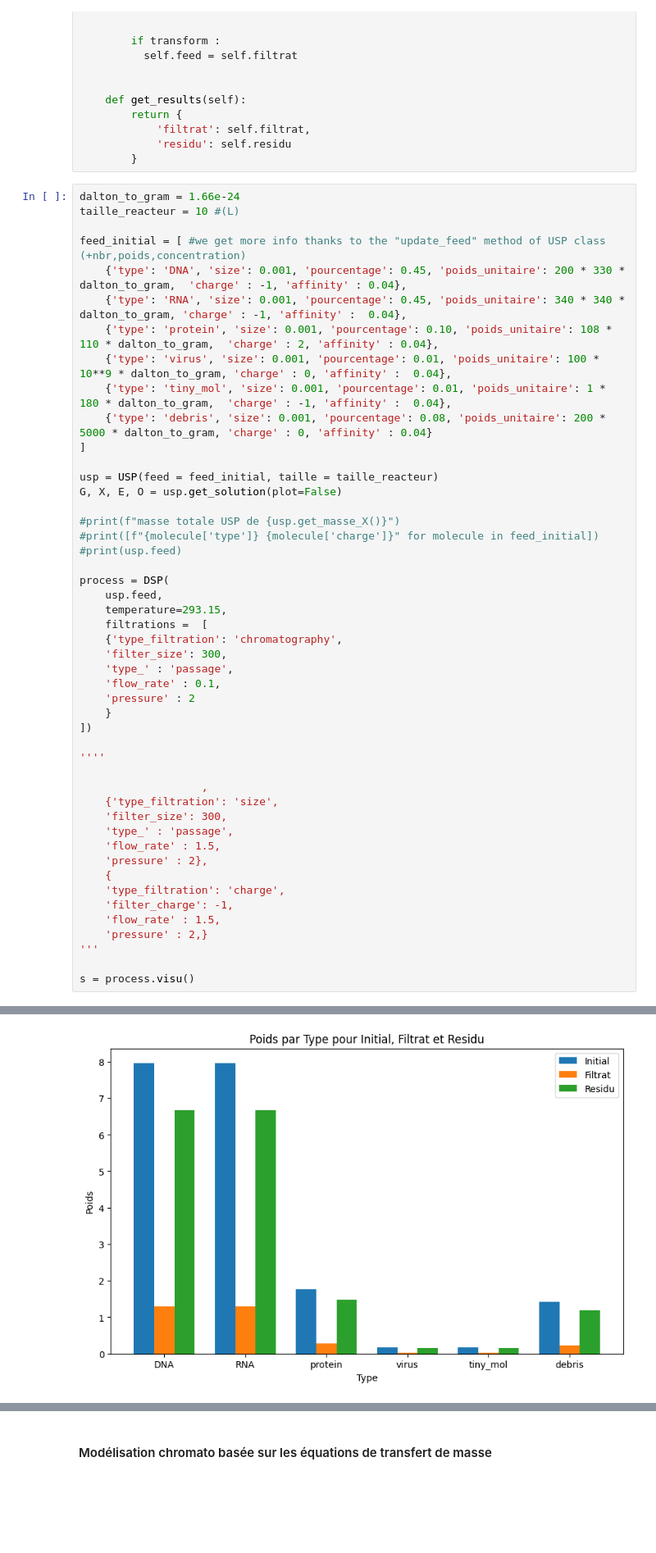
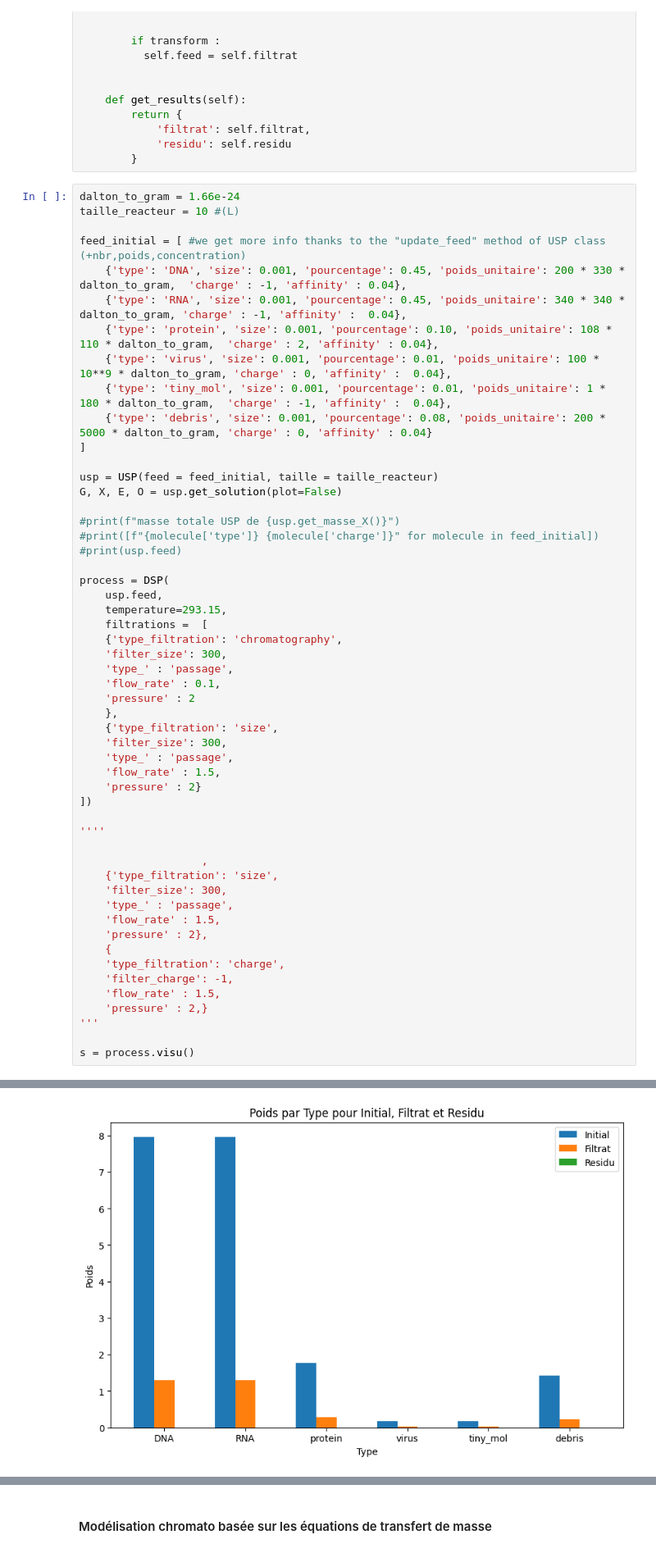
Before and after one commit to HugoKD/byoRNA, a Jupyter notebook: ByoRna.ipynb, the cells around one changed output, grey strips where cells are left out. Shown at 82% size. Saved outputs shown, nothing was run; the diff lists cells and outputs as text; blank space fills up the shorter version.

```diff
--- a/ByoRna.ipynb
+++ b/ByoRna.ipynb
@@ -437,7 +437,12 @@ process = DSP(
     'type_' : 'passage',
     'flow_rate' : 0.1,
     'pressure' : 2
-    }
+    },
+    {'type_filtration': 'size',
+    'filter_size': 300,
+    'type_' : 'passage',
+    'flow_rate' : 1.5,
+    'pressure' : 2}
 ])
 
 ''''
@@ -469,4 +474,4 @@ residu: [{'type': 'DNA', 'size': 0.001, 'pourcentage': 0.45, 'poids_unitaire': 1
-[figure, old version]
+[figure, new version]
 # %%
 """Influence des paramètres n et m sur la fonction de passage"""
 
```
Also changed, not shown: parts of 1 cell of this notebook.
